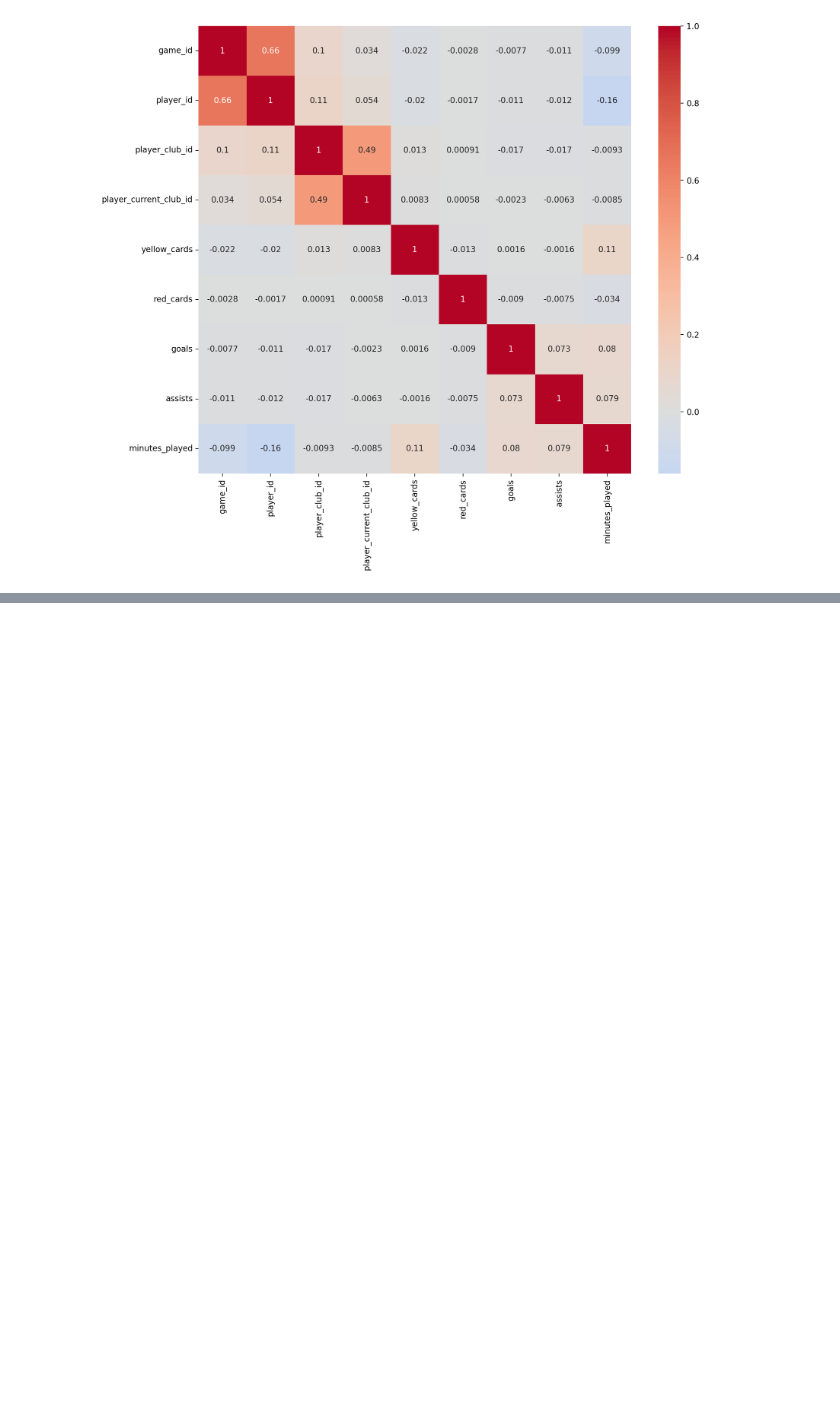
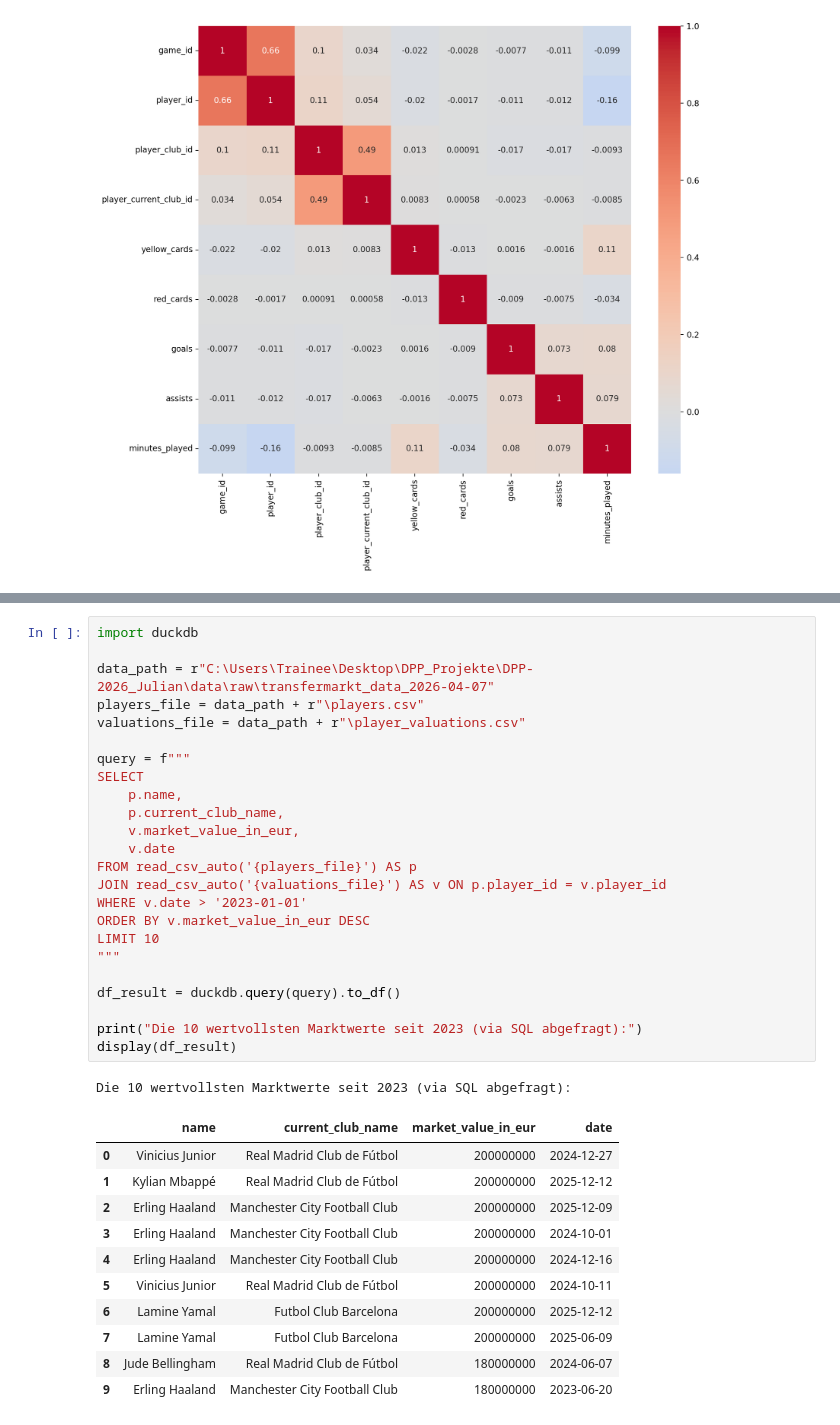
Before and after one commit to juliandietes/DPP-2026_Julian, a Jupyter notebook: notebooks/01_exploration Transfermarkt.ipynb, the cells around one changed output, grey strips where cells are left out. Saved outputs shown, nothing was run; the diff lists cells and outputs as text; blank space fills up the shorter version.

```diff
--- a/notebooks/01_exploration Transfermarkt.ipynb
+++ b/notebooks/01_exploration Transfermarkt.ipynb
@@ -138,3 +134,40 @@ Spalten: game_id, club_id, own_goals, own_position, own_manager_name, opponent_i
 ### Tabelle: transfers.csv
 Spalten: player_id, transfer_date, transfer_season, from_club_id, to_club_id, from_club_name, to_club_name, transfer_fee, market_value_in_eur, player_name
 ------------------------------
+# %%
+import duckdb
+
+data_path = r"C:\Users\Trainee\Desktop\DPP_Projekte\DPP-2026_Julian\data\raw\transfermarkt_data_2026-04-07"
+players_file = data_path + r"\players.csv"
+valuations_file = data_path + r"\player_valuations.csv"
+
+query = f"""
+SELECT
+    p.name,
+    p.current_club_name,
+    v.market_value_in_eur,
+    v.date
+FROM read_csv_auto('{players_file}') AS p
+JOIN read_csv_auto('{valuations_file}') AS v ON p.player_id = v.player_id
+WHERE v.date > '2023-01-01'
+ORDER BY v.market_value_in_eur DESC
+LIMIT 10
+"""
+
+df_result = duckdb.query(query).to_df()
+
+print("Die 10 wertvollsten Marktwerte seit 2023 (via SQL abgefragt):")
+display(df_result)
+# %% [output]
+Die 10 wertvollsten Marktwerte seit 2023 (via SQL abgefragt):
+|  | name | current_club_name | market_value_in_eur | date |
+| 0 | Vinicius Junior | Real Madrid Club de Fútbol | 200000000 | 2024-12-27 |
+| 1 | Kylian Mbappé | Real Madrid Club de Fútbol | 200000000 | 2025-12-12 |
+| 2 | Erling Haaland | Manchester City Football Club | 200000000 | 2025-12-09 |
+| 3 | Erling Haaland | Manchester City Football Club | 200000000 | 2024-10-01 |
+| 4 | Erling Haaland | Manchester City Football Club | 200000000 | 2024-12-16 |
+| 5 | Vinicius Junior | Real Madrid Club de Fútbol | 200000000 | 2024-10-11 |
+| 6 | Lamine Yamal | Futbol Club Barcelona | 200000000 | 2025-12-12 |
+| 7 | Lamine Yamal | Futbol Club Barcelona | 200000000 | 2025-06-09 |
+| 8 | Jude Bellingham | Real Madrid Club de Fútbol | 180000000 | 2024-06-07 |
+| 9 | Erling Haaland | Manchester City Football Club | 180000000 | 2023-06-20 |
```
Also changed, not shown: parts of 13 cells of this notebook, 2 other files.
